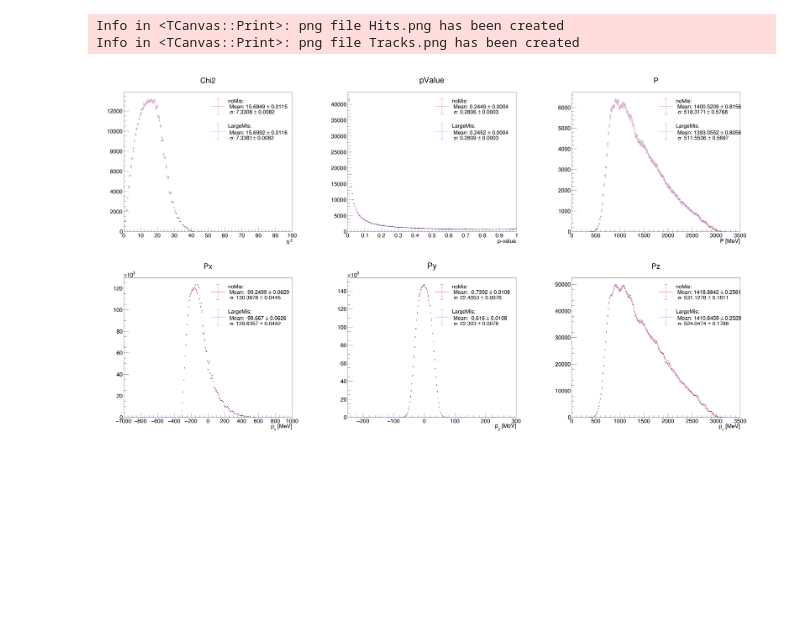
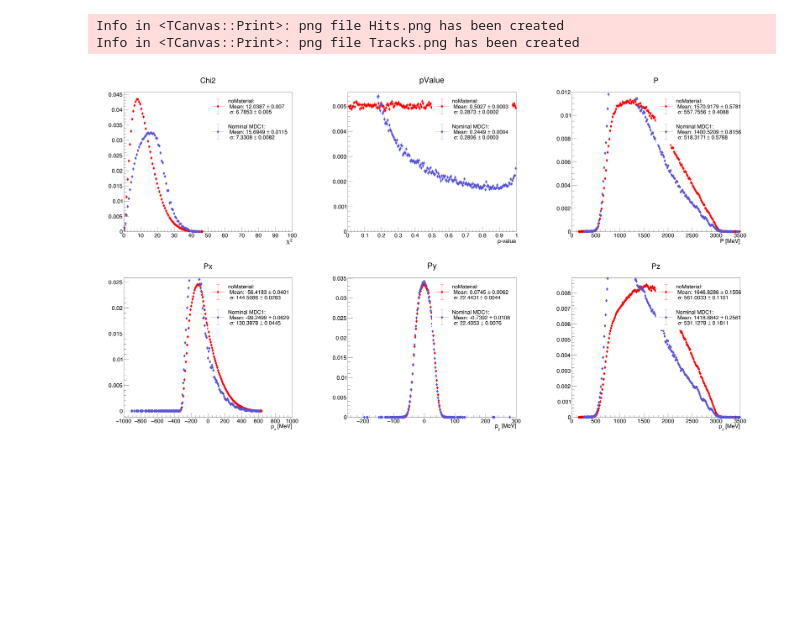
Before and after one commit to glukicov/alignTrack, a Jupyter notebook: mpIIDESY/Check_Align.ipynb, the cells around one changed output. Drawn from its saved outputs; the diff is of its cells as text; code cells hidden in the pictures.

Commit message:
FoM Plots

```diff
--- a/mpIIDESY/Check_Align.ipynb
+++ b/mpIIDESY/Check_Align.ipynb
@@ -6,8 +6,8 @@ sys.path.append("/usr/local/Cellar/root/6.14.04_2/lib/root")
 from ROOT import TH1D, TH2D, TF1, TCanvas, TFile, gStyle, TLegend, gROOT
 
 #TFile to open
-scr_nominal = "/Users/gleb/software/alignTrack/mpIIDESY/MDC1_DS1/S12/TrackerAlignment.root"
-scr_shift = "/Users/gleb/software/alignTrack/mpIIDESY/Large_MDC1_DS1/S12/TrackerAlignment.root"
+scr_nominal = "/Users/gleb/software/alignTrack/mpIIDESY/noMat_Iter1/S0/TrackerAlignment.root"
+scr_shift = "/Users/gleb/software/alignTrack/mpIIDESY/RotTest/S12_noMis_5/TrackerAlignment.root"
 stateN = 2 # nominal (0) and shift (1)
 
 #Define histos of interest to loop over
@@ -21,7 +21,7 @@ path=[hitsPath, trackPath]
 name=[plotNameHits, plotNameTracks]
 
 #Legen labels (looped over i_state)
-legendName = ["noMis", "LargeMis"]
+legendName = ["noMaterial", "Nominal MDC1"]
 colorLine = [2, 9] # red, blue
 colorHisto = [2, 9] # red, blue
 canvasD = [3, 3]
@@ -67,8 +67,14 @@ for i_plotMode in range(0, len(canvasName)):
 
             hist_1D.SetTitle(plot)
             hist_1D.SetLineColor(colorHisto[i_state])
-            hist_1D.SetMarkerSize(10)
-#             hist_1D.Rebin(2)
+            hist_1D.SetMarkerStyle(33)
+            hist_1D.SetMarkerSize(3)
+            hist_1D.SetMarkerColor(colorHisto[i_state])
+            #normalise and rebin
+            norm = hist_1D.GetEntries();
+            hist_1D.Scale(1/norm); # normalise the histo
+            if(plot == "Resolution"):
+                hist_1D.Rebin(1000)
 
             #Get stats
             mean = round(hist_1D.GetMean(),sig_fig)
@@ -77,31 +83,31 @@ for i_plotMode in range(0, len(canvasName)):
             sd_error = round(hist_1D.GetRMSError(),sig_fig)
 
             if (i_state == 0):
                 hist_1D.Draw("E1")
 
             else:
                 hist_1D.Draw("E1 same")
 
             #for each state
             legenValue1 = "#splitline{"+str(legendName[i_state])+":}{ Mean: "+str(mean)+" #pm "+str(mean_error)+"}"
             legenValue2 = "#sigma: "+str(sd)+" #pm "+str(sd_error)
             legend.AddEntry(hist_1D,"#splitline{"+str(legenValue1)+"}{ "+str(legenValue2)+"}","lpfe") # make appropriate spacing
 
         #once per plot loop
         #legendArray[i_plot].SetHeader(plot, "C"); # option "C" allows to center the header
         legend.Draw("same")
 
 
     #Do some final massagin and save to a file
     gStyle.SetOptStat(0)
     gStyle.SetOptFit(0)
     gStyle.SetStatFormat("11.4f")
     gStyle.SetLegendBorderSize(0)
     gStyle.SetLegendTextSize(0.033)
     gROOT.ForceStyle()
     canvas.Draw()
     canvas.Print(canvasName[i_plotMode]+".png")
 # %% [output]
 Info in <TCanvas::Print>: png file Hits.png has been created
 Info in <TCanvas::Print>: png file Tracks.png has been created
-[figure, old version]
+[figure, new version]
```
Also changed, not shown: 8 other files.
